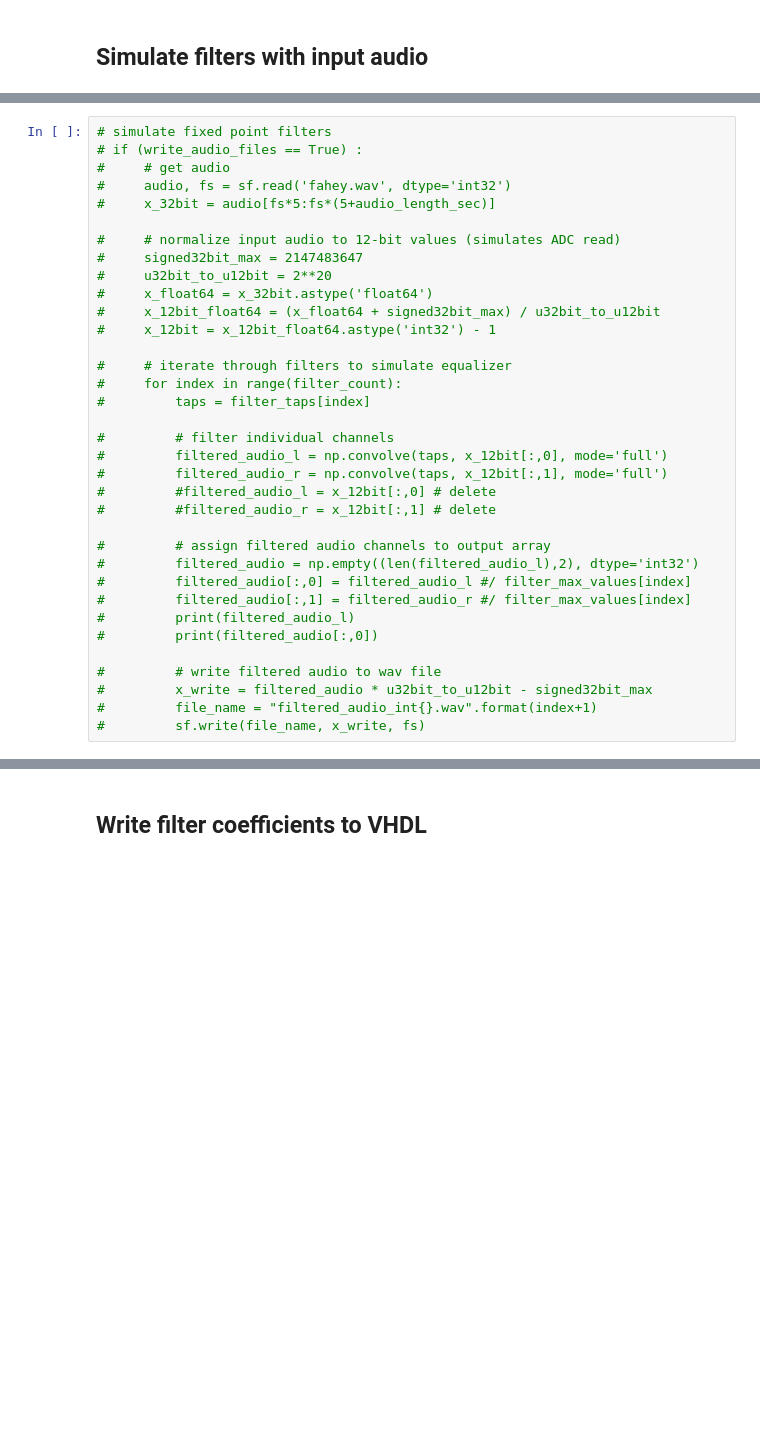
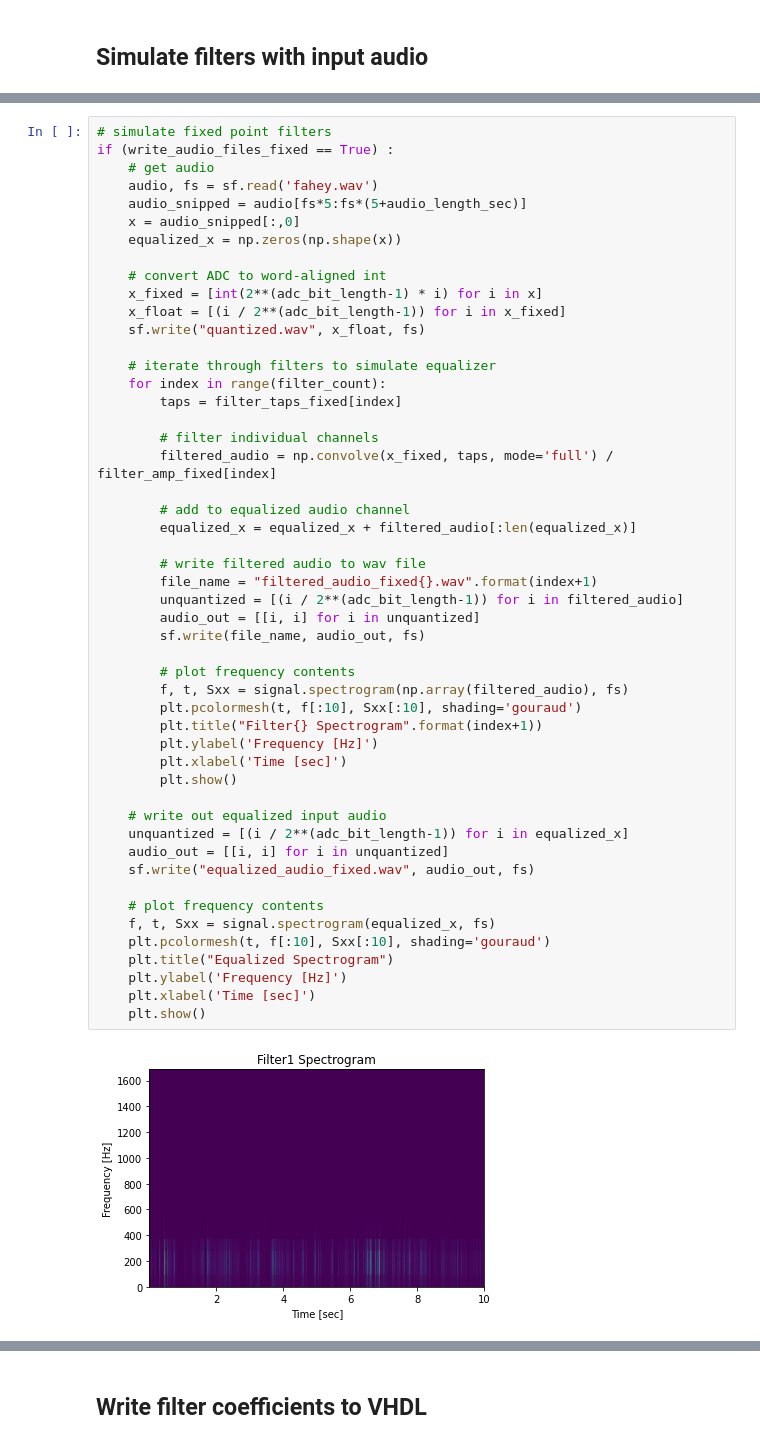
Before and after one commit to aesuf/DSP-FPGA-Workshop, a Jupyter notebook: Simulation/EqualizerSimulation.ipynb, the cells around one changed output, grey strips where cells are left out. Cells and saved outputs as stored; diff of their text form; blank space fills up the shorter version.

```diff
--- a/Simulation/EqualizerSimulation.ipynb
+++ b/Simulation/EqualizerSimulation.ipynb
@@ -173,35 +233,52 @@ NameError: name 'skimage' is not defined
 # %%
 # simulate fixed point filters
-# if (write_audio_files == True) :
-#     # get audio
-#     audio, fs = sf.read('fahey.wav', dtype='int32')
-#     x_32bit = audio[fs*5:fs*(5+audio_length_sec)]
+if (write_audio_files_fixed == True) :
+    # get audio
+    audio, fs = sf.read('fahey.wav')
+    audio_snipped = audio[fs*5:fs*(5+audio_length_sec)]
+    x = audio_snipped[:,0]
+    equalized_x = np.zeros(np.shape(x))
 
-#     # normalize input audio to 12-bit values (simulates ADC read)
-#     signed32bit_max = 2147483647
-#     u32bit_to_u12bit = 2**20
-#     x_float64 = x_32bit.astype('float64')
-#     x_12bit_float64 = (x_float64 + signed32bit_max) / u32bit_to_u12bit
-#     x_12bit = x_12bit_float64.astype('int32') - 1
+    # convert ADC to word-aligned int
+    x_fixed = [int(2**(adc_bit_length-1) * i) for i in x]
+    x_float = [(i / 2**(adc_bit_length-1)) for i in x_fixed]
+    sf.write("quantized.wav", x_float, fs)
 
-#     # iterate through filters to simulate equalizer
-#     for index in range(filter_count):
-#         taps = filter_taps[index]
+    # iterate through filters to simulate equalizer
+    for index in range(filter_count):
+        taps = filter_taps_fixed[index]
 
-#         # filter individual channels
-#         filtered_audio_l = np.convolve(taps, x_12bit[:,0], mode='full')
-#         filtered_audio_r = np.convolve(taps, x_12bit[:,1], mode='full')
-#         #filtered_audio_l = x_12bit[:,0] # delete
-#         #filtered_audio_r = x_12bit[:,1] # delete
+        # filter individual channels
+        filtered_audio = np.convolve(x_fixed, taps, mode='full') / filter_amp_fixed[index]
 
-#         # assign filtered audio channels to output array
-#         filtered_audio = np.empty((len(filtered_audio_l),2), dtype='int32')
-#         filtered_audio[:,0] = filtered_audio_l #/ filter_max_values[index]
-#         filtered_audio[:,1] = filtered_audio_r #/ filter_max_values[index]
-#         print(filtered_audio_l)
-#         print(filtered_audio[:,0])
+        # add to equalized audio channel
+        equalized_x = equalized_x + filtered_audio[:len(equalized_x)]
 
-#         # write filtered audio to wav file
-#         x_write = filtered_audio * u32bit_to_u12bit - signed32bit_max
-#         file_name = "filtered_audio_int{}.wav".format(index+1)
-#         sf.write(file_name, x_write, fs)
+        # write filtered audio to wav file
+        file_name = "filtered_audio_fixed{}.wav".format(index+1)
+        unquantized = [(i / 2**(adc_bit_length-1)) for i in filtered_audio]
+        audio_out = [[i, i] for i in unquantized]
+        sf.write(file_name, audio_out, fs)
+
+        # plot frequency contents
+        f, t, Sxx = signal.spectrogram(np.array(filtered_audio), fs)
+        plt.pcolormesh(t, f[:10], Sxx[:10], shading='gouraud')
+        plt.title("Filter{} Spectrogram".format(index+1))
+        plt.ylabel('Frequency [Hz]')
+        plt.xlabel('Time [sec]')
+        plt.show()
+
+    # write out equalized input audio
+    unquantized = [(i / 2**(adc_bit_length-1)) for i in equalized_x]
+    audio_out = [[i, i] for i in unquantized]
+    sf.write("equalized_audio_fixed.wav", audio_out, fs)
+
+    # plot frequency contents
+    f, t, Sxx = signal.spectrogram(equalized_x, fs)
+    plt.pcolormesh(t, f[:10], Sxx[:10], shading='gouraud')
+    plt.title("Equalized Spectrogram")
+    plt.ylabel('Frequency [Hz]')
+    plt.xlabel('Time [sec]')
+    plt.show()
+# %% [output]
+[figure, added]
```
Also changed, not shown: parts of 13 cells of this notebook, 23 other files.
